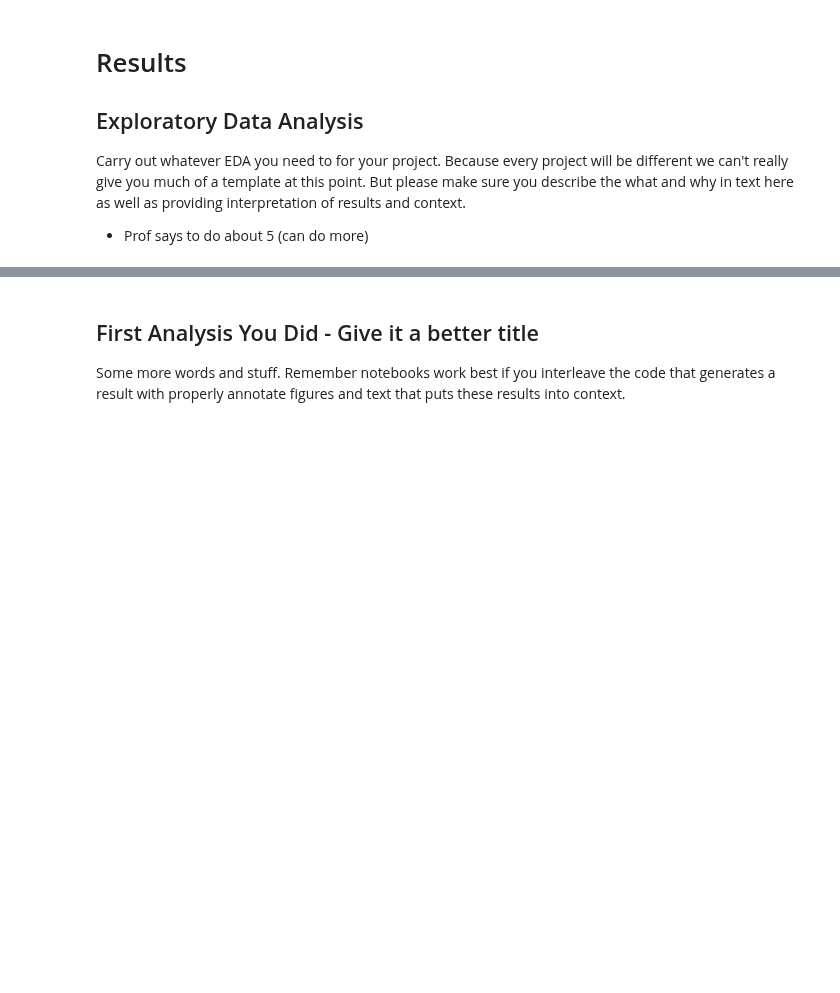
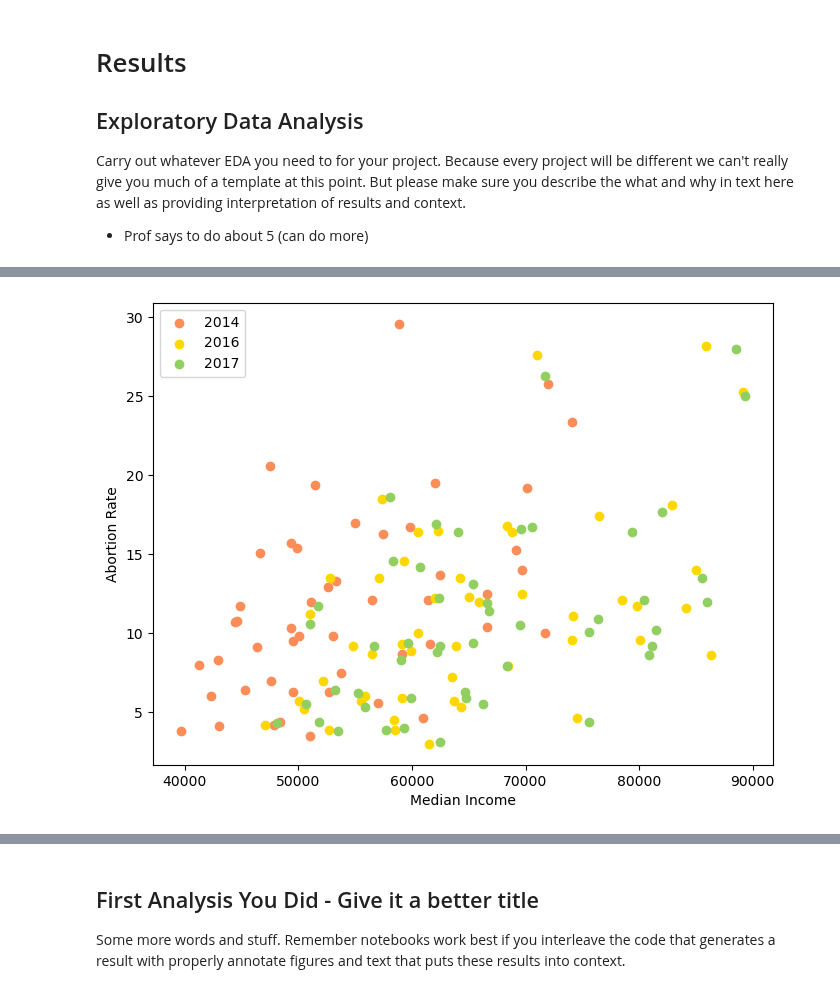
Before and after one commit to COGS108/Group070_WI24, a Jupyter notebook: FinalProject_Group070_WI24.ipynb, the cells around one changed output, grey strips where cells are left out. Cells and saved outputs as stored; diff of their text form; code cells hidden in the pictures; blank space fills up the shorter version.

Commit message:
Adding in scatter plots to test linearity

```diff
--- a/FinalProject_Group070_WI24.ipynb
+++ b/FinalProject_Group070_WI24.ipynb
@@ -504,0 +511,15 @@ Carry out whatever EDA you need to for your project.  Because every project will
+# %%
+plt.figure(figsize=(8, 6))
+
+# Plot Median Income and Abortion Rate
+plt.scatter(df['Median Income 2014'], df["Rate 2014"], color='#fc8d59', label='2014')
+plt.scatter(df['Median Income 2016'], df["Rate 2016"], color='gold', label='2016')
+plt.scatter(df['Median Income 2017'], df["Rate 2017"], color='#91cf60', label='2017')
+plt.xlabel('Median Income')
+plt.ylabel('Abortion Rate')
+plt.legend()
+plt.show()
+
+# Looks about linear
+# %% [output]
+[figure, added]
```
Also changed, not shown: parts of 4 cells of this notebook.
